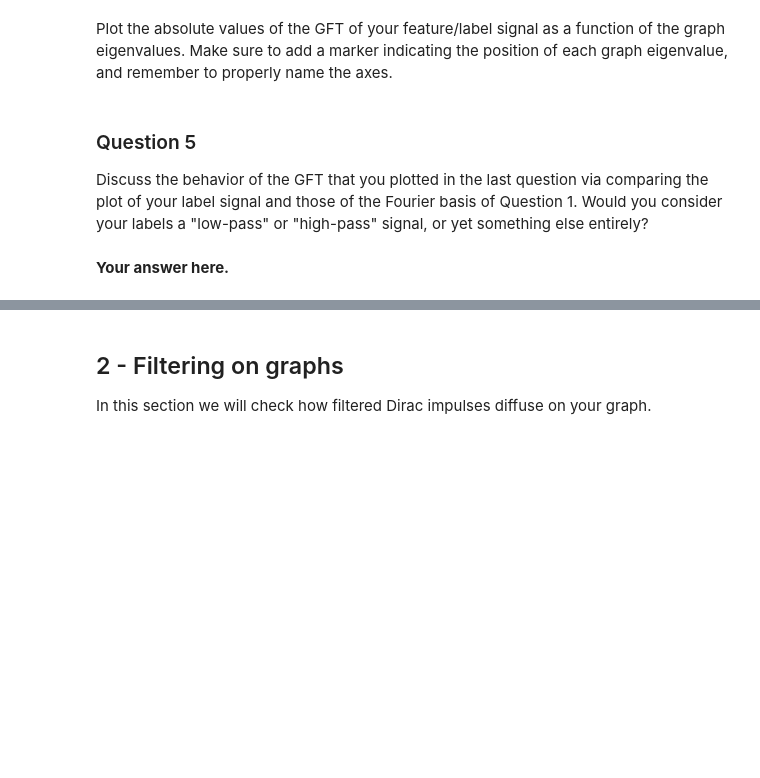
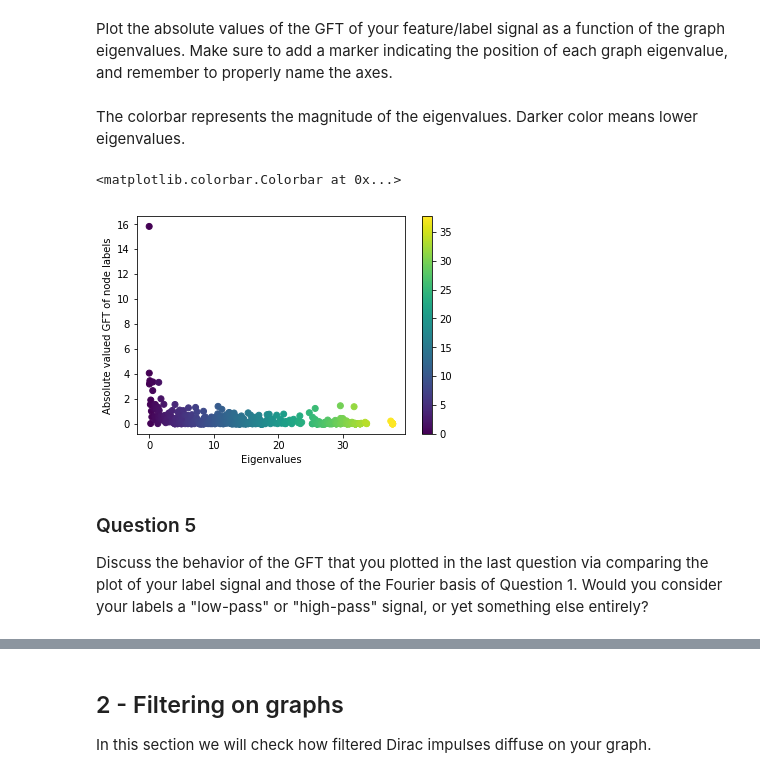
Before and after one commit to Kakavand/EPFL-antiterrorAssignment, a Jupyter notebook: John/4_graph_signal_processing.ipynb, the cells around one changed output, grey strips where cells are left out. Cells and saved outputs as stored; diff of their text form; code cells hidden in the pictures; blank space fills up the shorter version.

```diff
--- a/John/4_graph_signal_processing.ipynb
+++ b/John/4_graph_signal_processing.ipynb
@@ -185,9 +185,10 @@ As we move onto eigenvectors corresponding to higher eigenvalues, the variations
 ### Question 3
 
 Implement a function that returns the Graph Fourier Transform (GFT) of a given vector $x \in \mathbb{R}^{N},$ with respect to your graph, and a function that computes the corresponding inverse GFT (iGFT).
-# %%
-def GFT(x):
-    return # Your code here.
-
-def iGFT(x):
-    return # Your code here.
+# %%
+def GFT(x):
+    """GFT of a given vector is simply U.T @ x where the columns of U are eigenvectors of laplacian [2]"""
+    return U.T @ x
+
+def iGFT(x):
+    return U @ x
@@ -204,6 +210,15 @@ Plot the absolute values of the GFT of your feature/label signal as a function o
+# %% [markdown]
+The colorbar represents the magnitude of the eigenvalues. Darker color means lower eigenvalues.
+# %%
+labels_gft = abs(GFT(labels))
+plt.scatter(e, labels_gft, c=e)
+plt.xlabel('Eigenvalues')
+plt.ylabel('Absolute valued GFT of node labels')
+plt.colorbar()
+# %% [output]
+<matplotlib.colorbar.Colorbar at 0x...>
+[figure, added]
 # %% [markdown]
 ### Question 5
 
 Discuss the behavior of the GFT that you plotted in the last question via comparing the plot of your label signal and those of the Fourier basis of Question 1. Would you consider your labels a "low-pass" or "high-pass" signal, or yet something else entirely?
-# %% [markdown]
-**Your answer here.**
```
Also changed, not shown: parts of 13 cells of this notebook.
